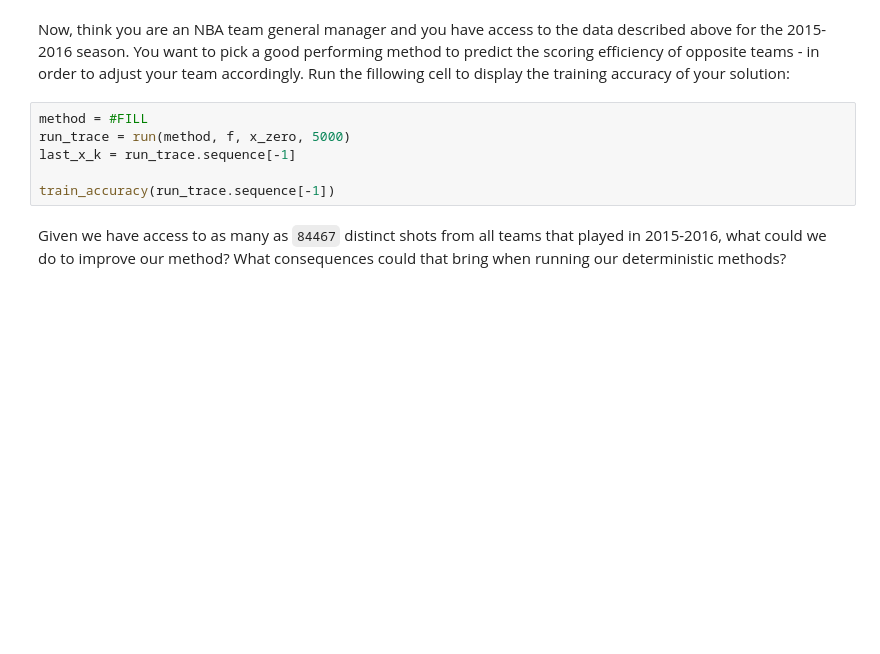
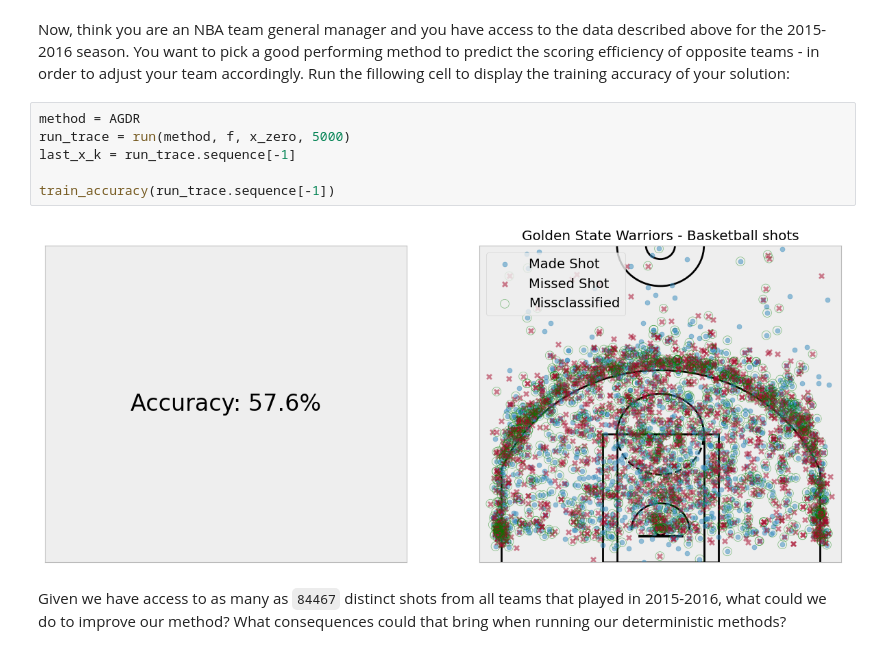
Before and after one commit to MatyaAydin/MoD_HW, a Jupyter notebook: Homework1/Part 2 - First order methods.ipynb, the cells around one changed output. Cells and saved outputs as stored; diff of their text form; blank space fills up the shorter version.

```diff
--- a/Homework1/Part 2 - First order methods.ipynb
+++ b/Homework1/Part 2 - First order methods.ipynb
@@ -557,10 +570,12 @@ plot(methods, f, x_zero, max_iteration=5000)
 # %% [markdown]
 Now, think you are an NBA team general manager and you have access to the data described above for the 2015-2016 season. You want to pick a good performing method to predict the scoring efficiency of opposite teams - in order to adjust your team accordingly. Run the fillowing cell to display the training accuracy of your solution:
 # %%
-method = #FILL
+method = AGDR
 run_trace = run(method, f, x_zero, 5000)
 last_x_k = run_trace.sequence[-1]
 
 train_accuracy(run_trace.sequence[-1])
+# %% [output]
+[figure, added]
 # %% [markdown]
 Given we have access to as many as `84467` distinct shots from all teams that played in 2015-2016, what could we do to improve our method? What consequences could that bring when running our deterministic methods?
```
Also changed, not shown: parts of 9 cells of this notebook, 4 other files.
